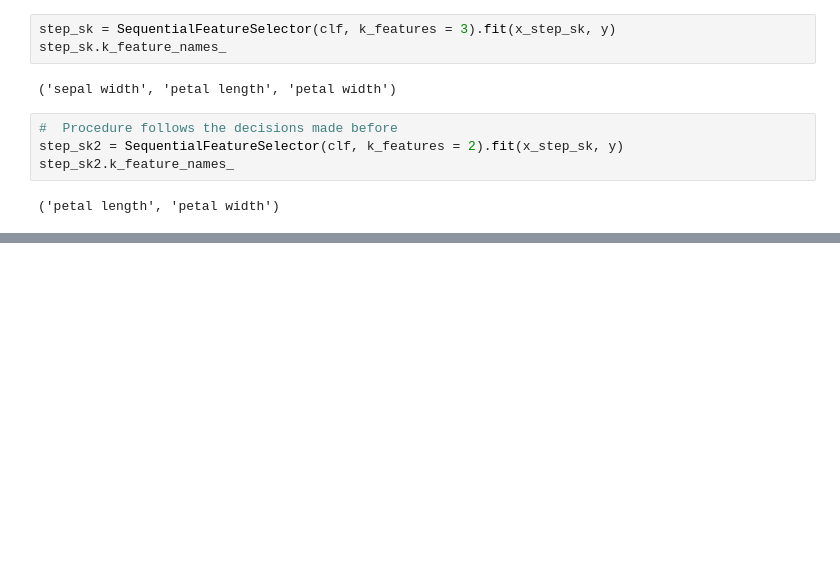
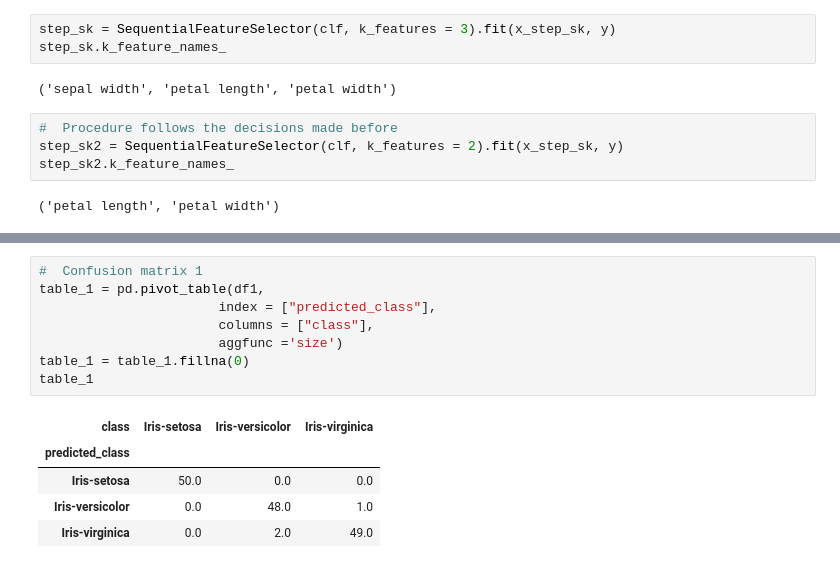
Before and after one commit to sahnonato/Iris, a Jupyter notebook: Iris - Logistic Regression.ipynb, the cells around one changed output, grey strips where cells are left out. Drawn from its saved outputs; the diff is of its cells as text; blank space fills up the shorter version.

```diff
--- a/Iris - Logistic Regression.ipynb
+++ b/Iris - Logistic Regression.ipynb
@@ -197,0 +244,14 @@ O valor de AIC para o modelo 1 é 21.266, para o modelo 2 é 26.564.
+# %%
+#  Confusion matrix 1
+table_1 = pd.pivot_table(df1,
+                       index = ["predicted_class"],
+                       columns = ["class"],
+                       aggfunc ='size')
+table_1 = table_1.fillna(0)
+table_1
+# %% [output]
+| class | Iris-setosa | Iris-versicolor | Iris-virginica |
+| predicted_class |  |  |  |
+| Iris-setosa | 50.0 | 0.0 | 0.0 |
+| Iris-versicolor | 0.0 | 48.0 | 1.0 |
+| Iris-virginica | 0.0 | 2.0 | 49.0 |
```
Also changed, not shown: parts of 11 cells of this notebook.
